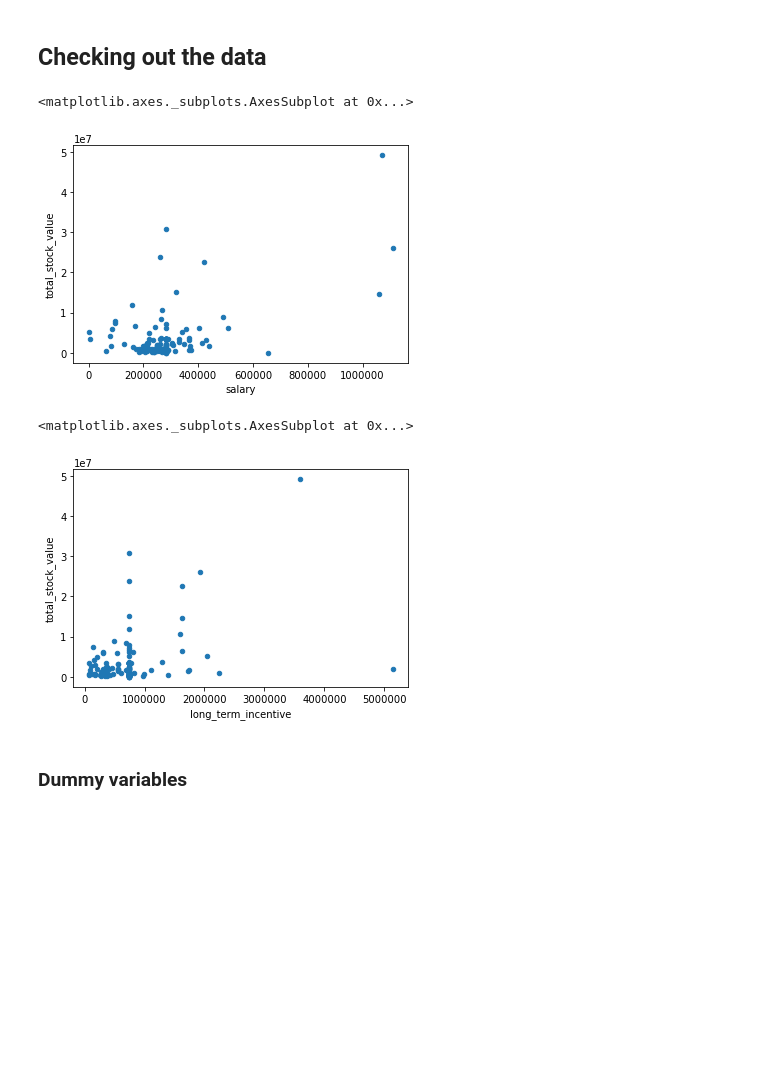
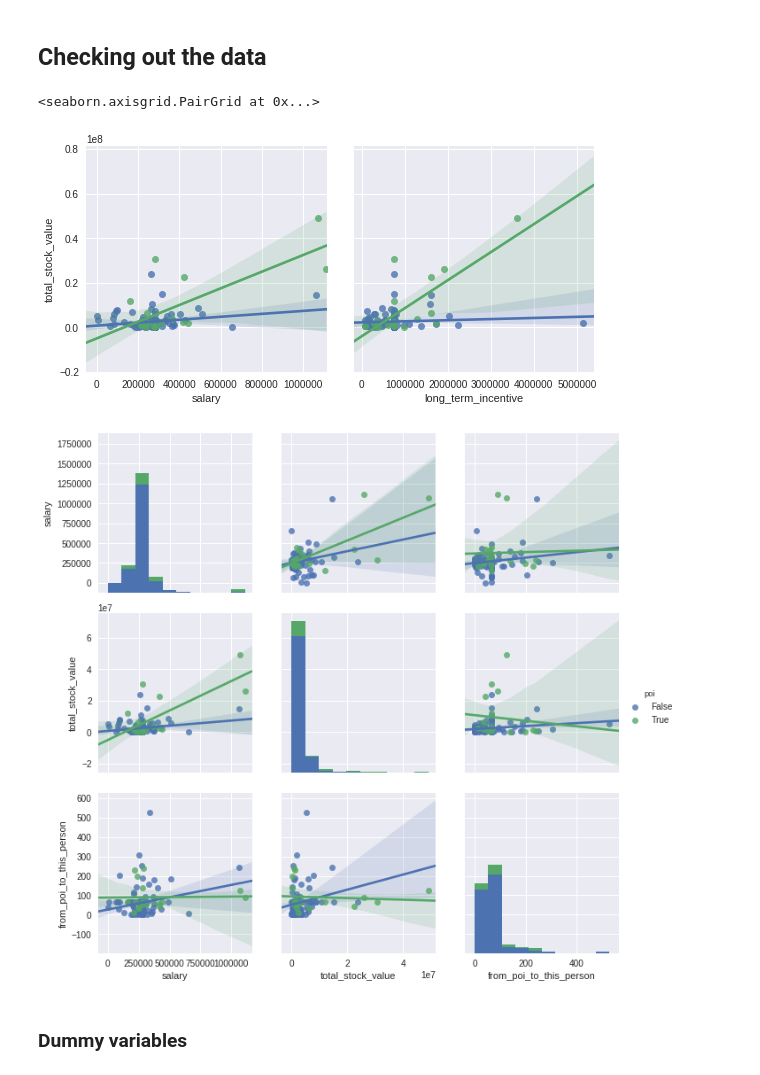
Before and after one commit to angelmtenor/IMLFC, a Jupyter notebook: G_Enron_project_DNN.ipynb, the cells around one changed output. Saved outputs shown, nothing was run; the diff lists cells and outputs as text; code cells hidden in the pictures; blank space fills up the shorter version.

```diff
--- a/G_Enron_project_DNN.ipynb
+++ b/G_Enron_project_DNN.ipynb
@@ -64,17 +65,21 @@ df.describe()
 | max | 1.111258e+06 | 15149.000000 | 6.426990e+06 | 1.035598e+08 | 8.152500e+07 | 8.000000e+06 | 1.545629e+07 | ... |
 # %% [markdown]
 ## Checking out the data
-# %%
-
-df.plot.scatter(x='salary', y='total_stock_value')
-# %% [output]
-<matplotlib.axes._subplots.AxesSubplot at 0x...>
-[figure, removed]
-# %%
-df.plot.scatter(x='long_term_incentive', y='total_stock_value')
-# %% [output]
-<matplotlib.axes._subplots.AxesSubplot at 0x...>
-[figure, removed]
+# %%
+# df.plot.scatter(x='salary', y='total_stock_value')
+# df.plot.scatter(x='long_term_incentive', y='total_stock_value')
+
+# sns.lmplot(x="salary", y="total_stock_value", hue='poi', data=df)
+# sns.lmplot(x="long_term_incentive", y="total_stock_value", hue='poi', data=df)
+
+g = sns.PairGrid(df, y_vars=["total_stock_value"], x_vars=["salary", "long_term_incentive"], hue='poi',size=4)
+g.map(sns.regplot)
+
+sns.pairplot(df, hue='poi', vars=['salary', 'total_stock_value', 'from_poi_to_this_person'], kind='reg', size=3)
+# %% [output]
+<seaborn.axisgrid.PairGrid at 0x...>
+[figure, added]
+[figure, added]
 # %% [markdown]
 ### Dummy variables
 # %%
```
Also changed, not shown: parts of 4 cells of this notebook.
